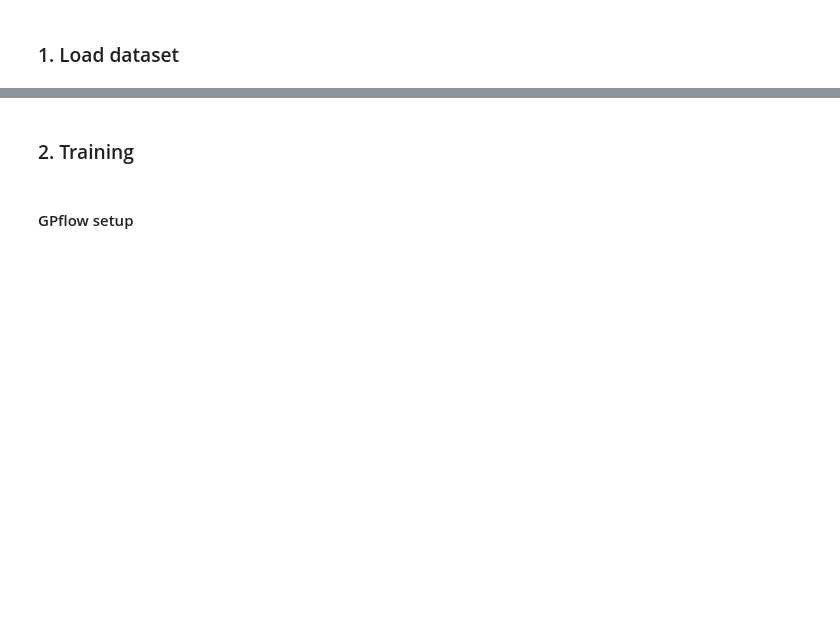
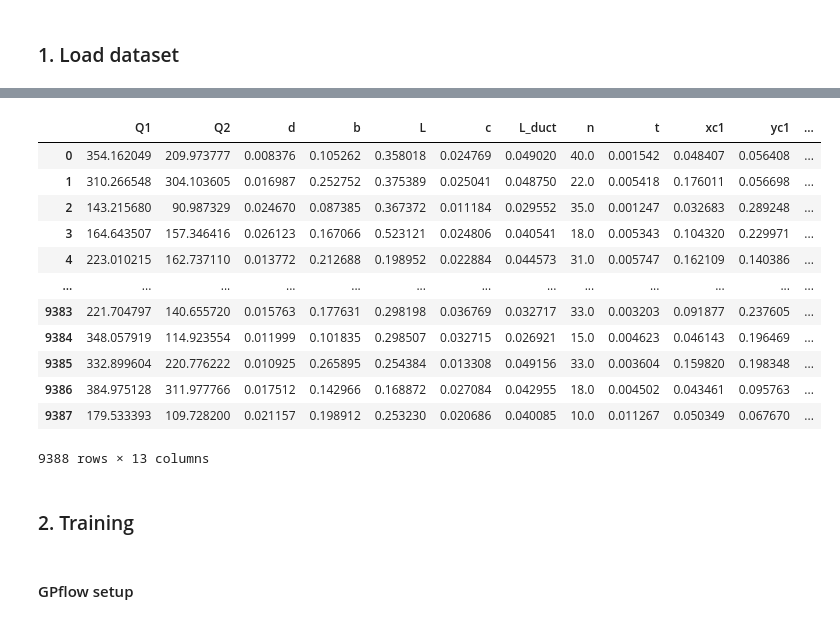
Before and after one commit to ShuaiGuo16/PE_optimization, a Jupyter notebook: surrogate_model_GPflow_active_learning.ipynb, the cells around one changed output, grey strips where cells are left out. Saved outputs shown, nothing was run; the diff lists cells and outputs as text; code cells hidden in the pictures; blank space fills up the shorter version.

```diff
--- a/surrogate_model_GPflow_active_learning.ipynb
+++ b/surrogate_model_GPflow_active_learning.ipynb
@@ -55,3 +89,19 @@ Filtered testing pol: 9375
+# %%
+df_pool
+# %% [output]
+|  | Q1 | Q2 | d | b | L | c | L_duct | n | t | xc1 | yc1 | ... |
+| 0 | 354.162049 | 209.973777 | 0.008376 | 0.105262 | 0.358018 | 0.024769 | 0.049020 | 40.0 | 0.001542 | 0.048407 | 0.056408 | ... |
+| 1 | 310.266548 | 304.103605 | 0.016987 | 0.252752 | 0.375389 | 0.025041 | 0.048750 | 22.0 | 0.005418 | 0.176011 | 0.056698 | ... |
+| 2 | 143.215680 | 90.987329 | 0.024670 | 0.087385 | 0.367372 | 0.011184 | 0.029552 | 35.0 | 0.001247 | 0.032683 | 0.289248 | ... |
+| 3 | 164.643507 | 157.346416 | 0.026123 | 0.167066 | 0.523121 | 0.024806 | 0.040541 | 18.0 | 0.005343 | 0.104320 | 0.229971 | ... |
+| 4 | 223.010215 | 162.737110 | 0.013772 | 0.212688 | 0.198952 | 0.022884 | 0.044573 | 31.0 | 0.005747 | 0.162109 | 0.140386 | ... |
+| ... | ... | ... | ... | ... | ... | ... | ... | ... | ... | ... | ... | ... |
+| 9383 | 221.704797 | 140.655720 | 0.015763 | 0.177631 | 0.298198 | 0.036769 | 0.032717 | 33.0 | 0.003203 | 0.091877 | 0.237605 | ... |
+| 9384 | 348.057919 | 114.923554 | 0.011999 | 0.101835 | 0.298507 | 0.032715 | 0.026921 | 15.0 | 0.004623 | 0.046143 | 0.196469 | ... |
+| 9385 | 332.899604 | 220.776222 | 0.010925 | 0.265895 | 0.254384 | 0.013308 | 0.049156 | 33.0 | 0.003604 | 0.159820 | 0.198348 | ... |
+| 9386 | 384.975128 | 311.977766 | 0.017512 | 0.142966 | 0.168872 | 0.027084 | 0.042955 | 18.0 | 0.004502 | 0.043461 | 0.095763 | ... |
+| 9387 | 179.533393 | 109.728200 | 0.021157 | 0.198912 | 0.253230 | 0.020686 | 0.040085 | 10.0 | 0.011267 | 0.050349 | 0.067670 | ... |
+9388 rows × 13 columns
 # %%
 def create_samples(df, train_num):
 
```
Also changed, not shown: parts of 14 cells of this notebook, 18 other files.
